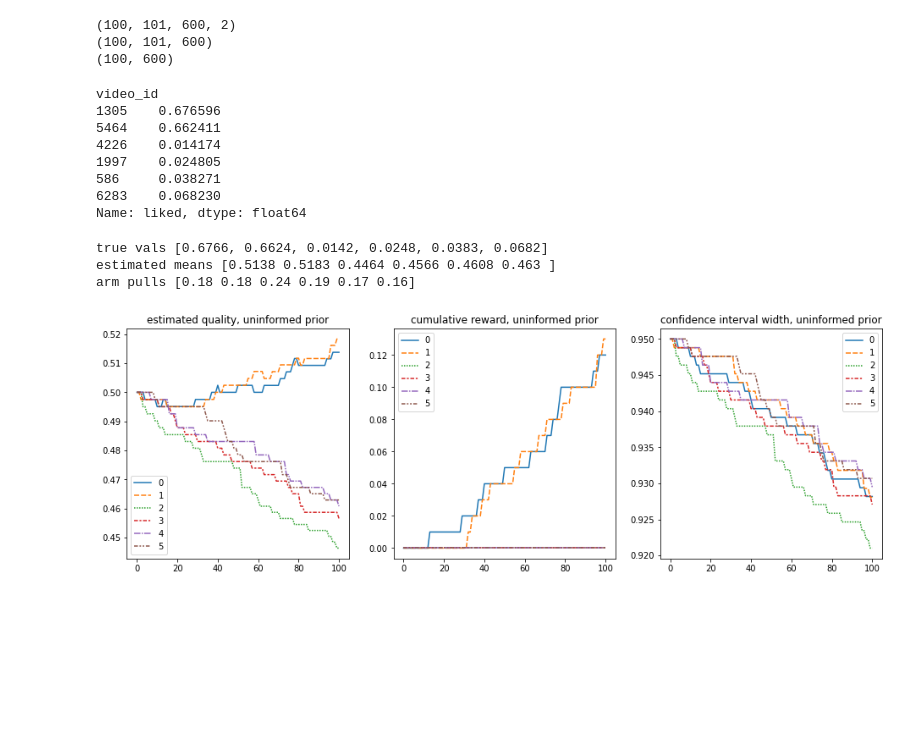
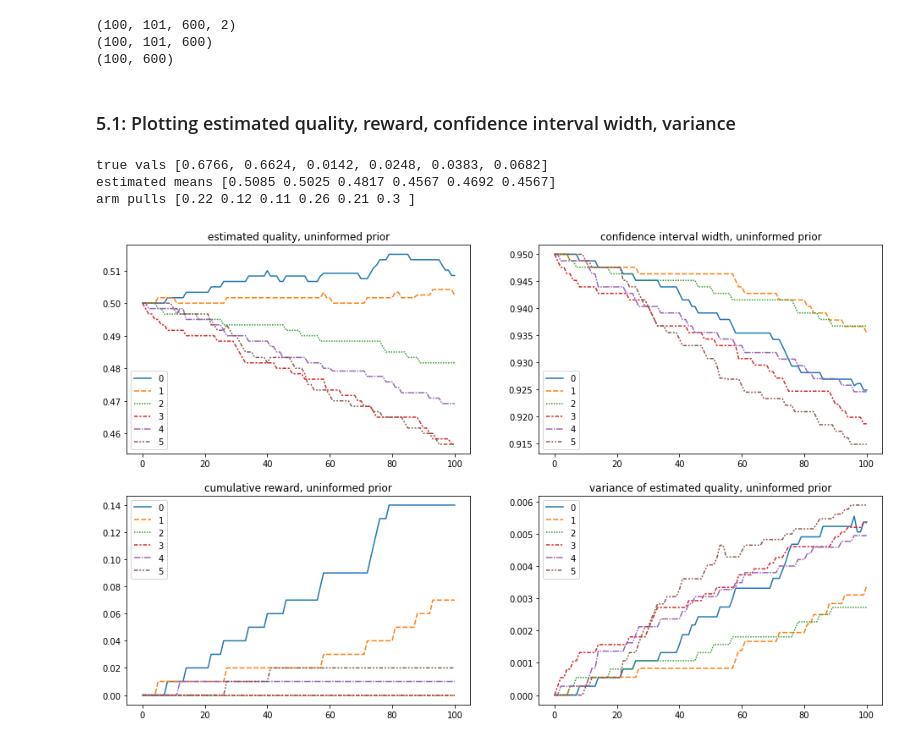
Before and after one commit to LEFTA98/ratings_with_eb, a Jupyter notebook: mab_experiments.ipynb, the cells around one changed output. Saved outputs shown, nothing was run; the diff lists cells and outputs as text; code cells hidden in the pictures; blank space fills up the shorter version.

```diff
--- a/mab_experiments.ipynb
+++ b/mab_experiments.ipynb
@@ -238,10 +468,14 @@ eb_greedy_plays = eb_greedy_plays_data[:,indices_of_interest].mean(axis=0)
 # %%
 # calculate means
 
-uninformed_means = uninformed_prior_data_agg[:,:,0]/(uninformed_prior_data_agg[:,:,0]+uninformed_prior_data_agg[:,:,1])
-eb_means = eb_prior_data_agg[:,:,0]/(eb_prior_data_agg[:,:,0] + eb_prior_data_agg[:,:,1])
-uninformed_greedy_means = uninformed_greedy_prior_data_agg[:,:,0]/(uninformed_greedy_prior_data_agg[:,:,0] + uninformed_greedy_prior_data_agg[:,:,1])
-eb_greedy_means = eb_greedy_prior_data_agg[:,:,0]/(eb_greedy_prior_data_agg[:,:,0] + eb_greedy_prior_data_agg[:,:,1])
+uninformed_means = uninformed_means_data.mean(axis=0)
+eb_means = eb_means_data.mean(axis=0)
+# uninformed_greedy_means = uninformed_greedy_means_data.mean(axis=0)
+# eb_greedy_means = eb_greedy_means_data.mean(axis=0)
+uninformed_mu_means = uninformed_multiuser_data.mean(axis=0)
+eb_mu_means = eb_multiuser_data.mean(axis=0)
+uninformed_cycling_means = uninformed_cycling_data.mean(axis=0)
+eb_cycling_means = eb_cycling_data.mean(axis=0)
 # %%
 # calculate confidence intervals
 uninf_conf_width = beta.interval(0.95, uninformed_prior_data[:,:,indices_of_interest,0], uninformed_prior_data[:,:,indices_of_interest,1])
@@ -259,26 +512,29 @@ eb_greedy_conf_width = eb_greedy_conf_width.mean(axis=0)
-# %%
-video_df[videos_of_interest]
-# %% [output]
-video_id
-1305    0.676596
-5464    0.662411
-4226    0.014174
-1997    0.024805
-586     0.038271
-6283    0.068230
-Name: liked, dtype: float64
+# %%
+# calculate variance of quality
+
+uninformed_vars = uninformed_means_data.var(axis=0)
+eb_vars = eb_means_data.var(axis=0)
+# uninformed_greedy_vars = uninformed_greedy_means_data.var(axis=0)
+# eb_greedy_vars = eb_greedy_means_data.var(axis=0)
+uninformed_mu_vars = uninformed_multiuser_data.var(axis=0)
+eb_mu_vars = eb_multiuser_data.var(axis=0)
+uninformed_cycling_vars = uninformed_cycling_data.var(axis=0)
+eb_cycling_vars = eb_cycling_data.var(axis=0)
+# %% [markdown]
+### 5.1: Plotting estimated quality, reward, confidence interval width, variance
 # %%
-f, axes = plt.subplots(1, 3)
-f.set_size_inches(16, 5)
-sns.lineplot(uninformed_means, ax=axes[0]).set_title('estimated quality, uninformed prior')
-sns.lineplot(uninformed_rewards, ax=axes[1]).set_title('cumulative reward, uninformed prior')
-sns.lineplot(uninf_conf_width, ax=axes[2]).set_title('confidence interval width, uninformed prior')
+f, axes = plt.subplots(2,2)
+f.set_size_inches(16,10)
+sns.lineplot(uninformed_means, ax=axes[0,0]).set_title('estimated quality, uninformed prior')
+sns.lineplot(uninformed_rewards, ax=axes[1,0]).set_title('cumulative reward, uninformed prior')
+sns.lineplot(uninf_conf_width, ax=axes[0,1]).set_title('confidence interval width, uninformed prior')
+sns.lineplot(uninformed_vars, ax=axes[1,1]).set_title('variance of estimated quality, uninformed prior')
 print('true vals', list(video_df[videos_of_interest].values.round(4)))
 print('estimated means', uninformed_means[-1,:].round(4))
 print('arm pulls', uninformed_plays)
 # %% [output]
 true vals [0.6766, 0.6624, 0.0142, 0.0248, 0.0383, 0.0682]
-estimated means [0.5138 0.5183 0.4464 0.4566 0.4608 0.463 ]
-arm pulls [0.18 0.18 0.24 0.19 0.17 0.16]
+estimated means [0.5085 0.5025 0.4817 0.4567 0.4692 0.4567]
+arm pulls [0.22 0.12 0.11 0.26 0.21 0.3 ]
-[figure, old version]
+[figure, new version]
 # %%
```
Also changed, not shown: parts of 41 cells of this notebook.
